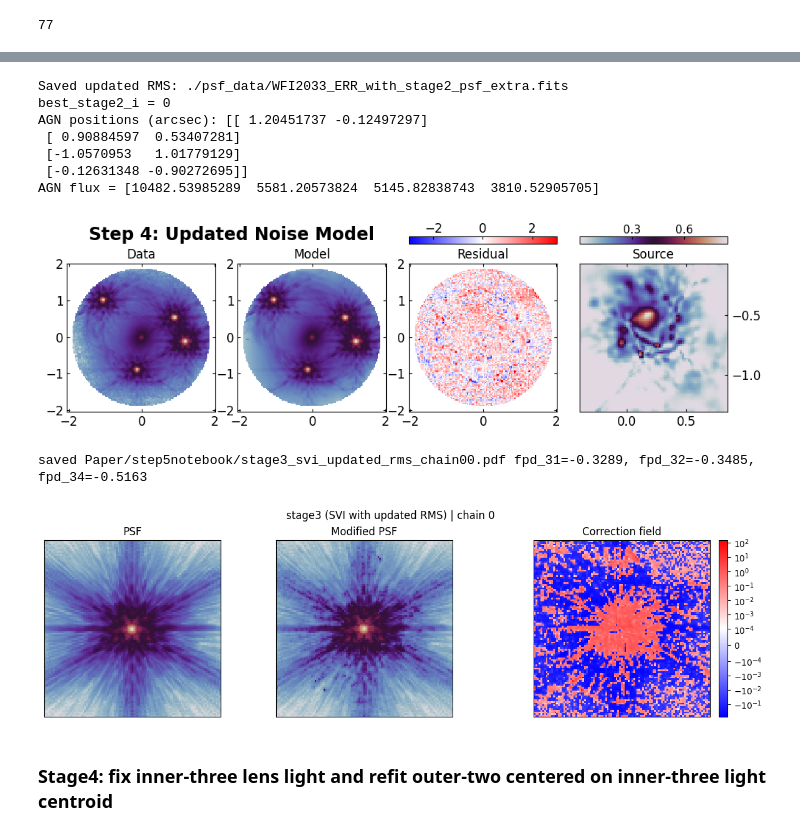
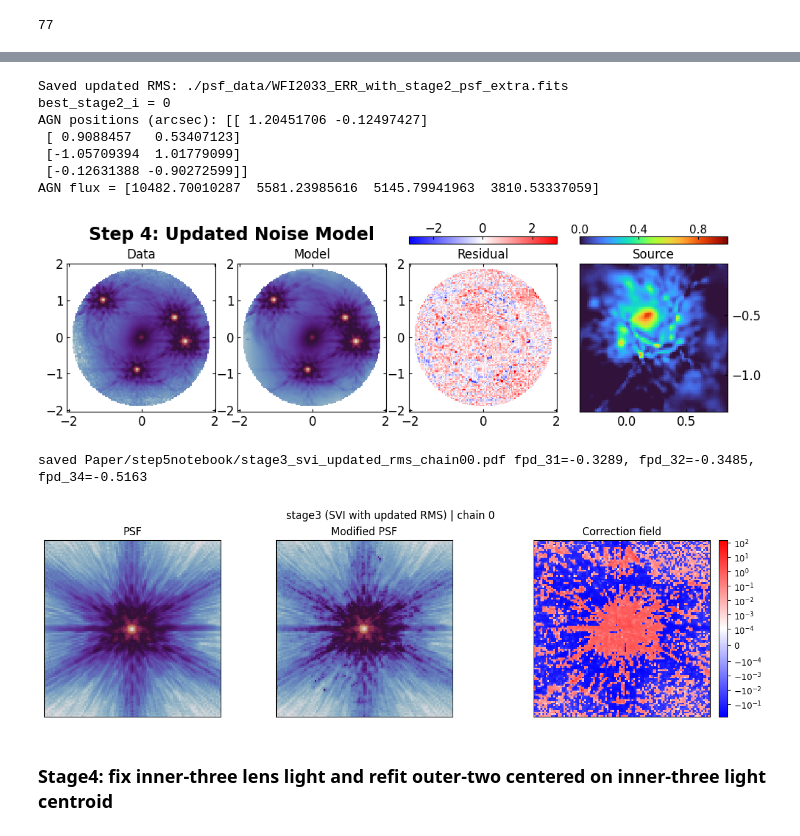
Before and after one commit to astroskylee/Herculensedquasar, a Jupyter notebook: WFI2033/Step_5_full_lenslight_multimass.ipynb, the cells around one changed output, grey strips where cells are left out. Saved outputs shown, nothing was run; the diff lists cells and outputs as text; code cells hidden in the pictures.

```diff
--- a/WFI2033/Step_5_full_lenslight_multimass.ipynb
+++ b/WFI2033/Step_5_full_lenslight_multimass.ipynb
@@ -788,7 +788,7 @@ def save_paper_svi_components(image_model, source, source_extent, stage_label, c
     cbar.ax.xaxis.set_label_position('top')
     cbar.ax.tick_params(direction='in', which='both', top=True, bottom=False, labeltop=True, labelbottom=False, length=3, width=0.8, labelsize=12, pad=1)
 
-    im_source = axes[3].imshow(np.asarray(source), extent=source_extent, cmap='twilight', origin='lower',vmax = source_vmax, vmin = source_vmin)
+    im_source = axes[3].imshow(np.asarray(source), extent=source_extent, cmap='turbo', origin='lower',vmax = source_vmax, vmin = source_vmin)
     axes[3].set_title('Source', pad=5)
     style_source_axis(axes[3])
     source_pos = axes[3].get_position()
@@ -1102,7 +1102,7 @@ for i in range(num_chains):
         stage_label='stage1_svi',
         chain_index=i,
         source_vmax = 1,
-        source_vmin = -1
+        source_vmin = 0
     )
     print('saved', out_path)
 # %% [output]
@@ -1314,11 +1321,11 @@ print('AGN flux =', agn_flux)
 # %% [output]
 Saved updated RMS: ./psf_data/WFI2033_ERR_with_stage2_psf_extra.fits
 best_stage2_i = 0
-AGN positions (arcsec): [[ 1.20451737 -0.12497297]
- [ 0.90884597  0.53407281]
- [-1.0570953   1.01779129]
- [-0.12631348 -0.90272695]]
-AGN flux = [10482.53985289  5581.20573824  5145.82838743  3810.52905705]
+AGN positions (arcsec): [[ 1.20451706 -0.12497427]
+ [ 0.9088457   0.53407123]
+ [-1.05709394  1.01779099]
+ [-0.12631388 -0.90272599]]
+AGN flux = [10482.70010287  5581.23985616  5145.79941963  3810.53337059]
 # %%
 # Stage3: rerun pixel+PSF-correction SVI with the updated RMS map from the previous block.
 # Initialization uses stage2 medians (chain-by-chain) and refines under the new noise model.
@@ -1389,36 +1396,36 @@ def plot_stage3_result_set(kwargs_all, psf_kernel_all, corr_field_all, fpd_all,
         )
         source, source_extent = pixelize_plane_single(
             lens_image_pixel,
             kwargs_i,
             pixel_grid_shape,
         )
         out_path = save_paper_svi_components(
             image_model,
             source,
             source_extent,
             stage_label='stage3_svi_updated_rms',
             chain_index=i,
-            source_vmax = None,
-            source_vmin = None
+            source_vmax = 1,
+            source_vmin = 0
         )
         print('saved', out_path, format_fpd_title(fpd_all, i))
         show_psf_diagnostics(data_psf, psf_kernel_i, corr_field_i, stage_label=f'{stage_label} | chain {i}')
 
 stage3_psf_kernel_det, stage3_corr_field_det, stage3_fpd_det = get_model_deterministics_from_median(
     multi_svi_pixel_median_stage3,
     PIXELATED_STAGE3_KWARGS,
     seed_offset=2000,
 )
 
 plot_stage3_result_set(
     multi_svi_pixel_median_herc_stage3,
     stage3_psf_kernel_det,
     stage3_corr_field_det,
     stage3_fpd_det,
     'stage3 (SVI with updated RMS)',
 )
 # %% [output]
-[figure, old version]
+[figure, new version]
 saved Paper/step5notebook/stage3_svi_updated_rms_chain00.pdf fpd_31=-0.3289, fpd_32=-0.3485, fpd_34=-0.5163
 [figure]
 # %% [markdown]
```
Also changed, not shown: parts of 5 cells of this notebook, 56 other files.
